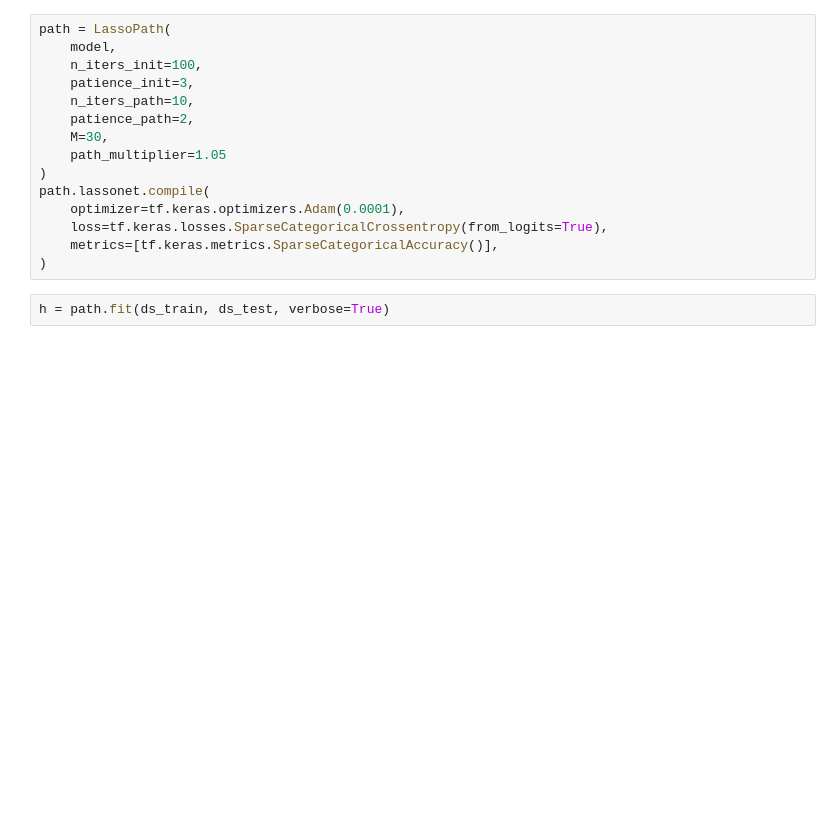
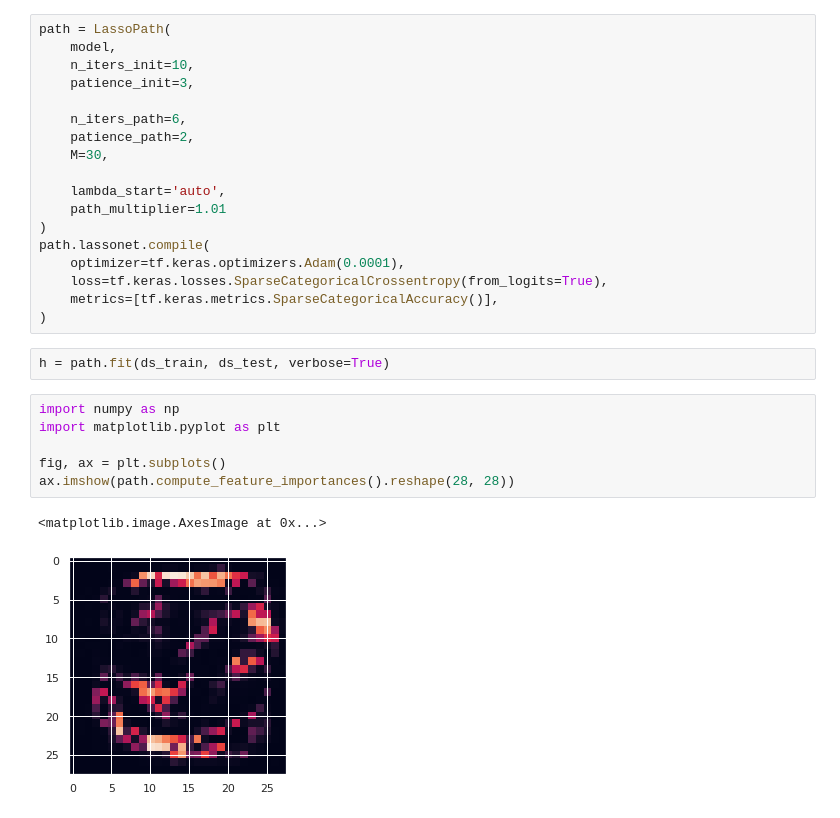
Before and after one commit to lucianolorenti/TF_LassoNet, a Jupyter notebook: examples/MNist example.ipynb, the cells around one changed output. Cells and saved outputs as stored; diff of their text form; blank space fills up the shorter version.

```diff
--- a/examples/MNist example.ipynb
+++ b/examples/MNist example.ipynb
@@ -71,12 +85,15 @@ model = Sequential(
 # %%
 path = LassoPath(
     model,
-    n_iters_init=100,
+    n_iters_init=10,
     patience_init=3,
-    n_iters_path=10,
+
+    n_iters_path=6,
     patience_path=2,
     M=30,
-    path_multiplier=1.05
+
+    lambda_start='auto',
+    path_multiplier=1.01
 )
 path.lassonet.compile(
     optimizer=tf.keras.optimizers.Adam(0.0001),
@@ -85,3 +102,12 @@ path.lassonet.compile(
 )
 # %%
 h = path.fit(ds_train, ds_test, verbose=True)
+# %%
+import numpy as np
+import matplotlib.pyplot as plt
+
+fig, ax = plt.subplots()
+ax.imshow(path.compute_feature_importances().reshape(28, 28))
+# %% [output]
+<matplotlib.image.AxesImage at 0x...>
+[figure, added]
```
Also changed, not shown: parts of 4 cells of this notebook, 4 other files.
